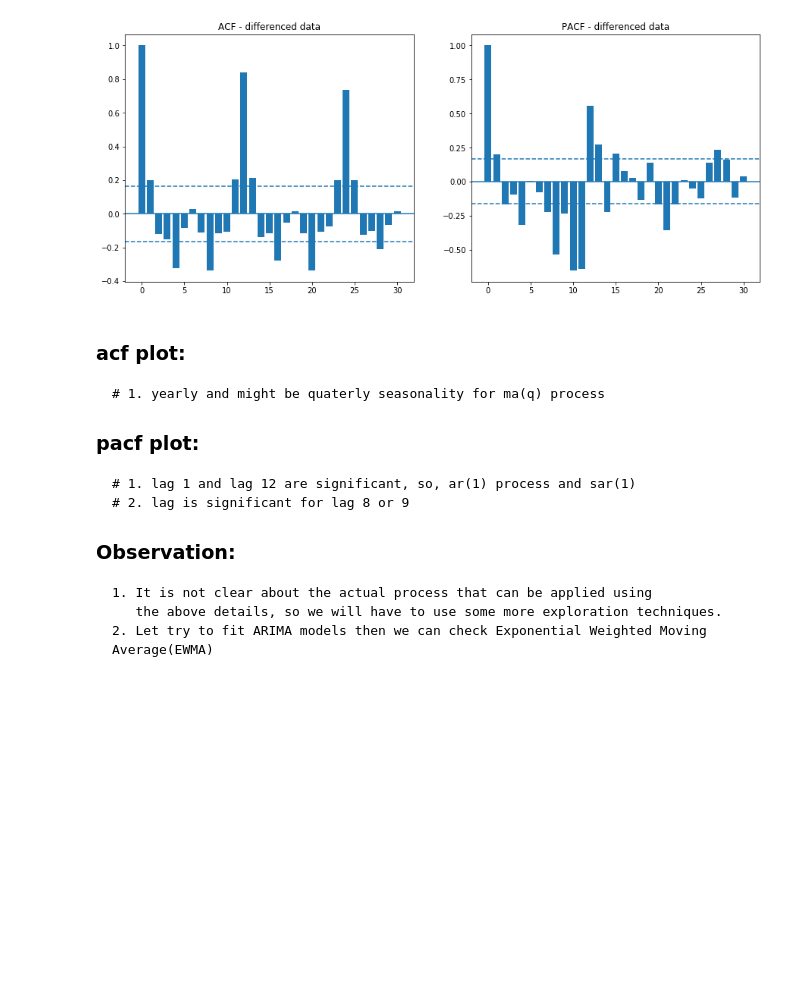
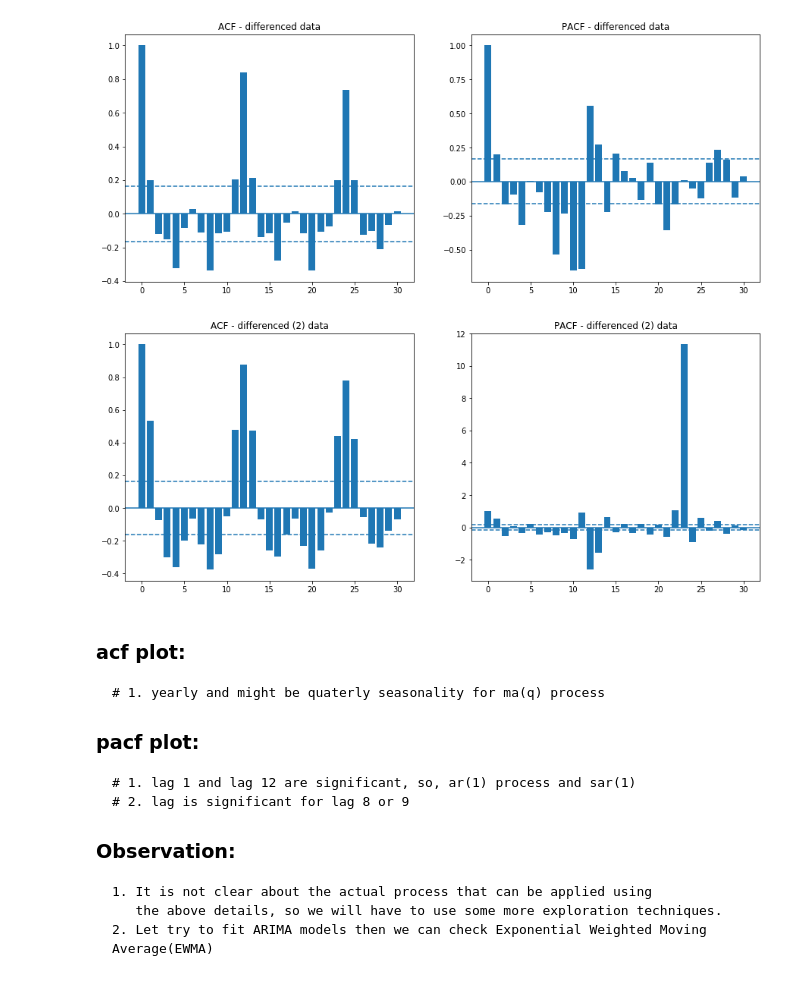
Before and after one commit to mkumar73/time-series, a Jupyter notebook: python/02.air_passenger_arima.ipynb, the cells around one changed output. Cells and saved outputs as stored; diff of their text form; code cells hidden in the pictures; blank space fills up the shorter version.

```diff
--- a/python/02.air_passenger_arima.ipynb
+++ b/python/02.air_passenger_arima.ipynb
@@ -232,5 +281,31 @@ plt.savefig('plots/ts_airpassenger_4.jpg')
 # %% [output]
 [figure]
+# %%
+# diff-2 log transformed data
+d2_lag_acf = acf(log_air_passengers_diff2.values, nlags = 30)
+d2_lag_pacf = pacf(log_air_passengers_diff2.values, nlags = 30)
+# %%
+## for differenced 2 log data..
+
+# Auto-Correlation Function to check MA process
+plt.subplot(121)
+plt.bar(range(len(d2_lag_acf)), height = d2_lag_acf)
+plt.axhline(y=0, linestyle='-')
+plt.title('ACF - differenced (2) data')
+plt.axhline(y=-1.96/np.sqrt(len(log_air_passengers_diff2)), linestyle='--')
+plt.axhline(y=1.96/np.sqrt(len(log_air_passengers_diff2)), linestyle='--')
+
+# Partial Auto-Correlation Function to check AR process
+plt.subplot(122)
+plt.bar(range(len(d2_lag_acf)), height = d2_lag_pacf)
+plt.axhline(y=0, linestyle='-')
+plt.title('PACF - differenced (2) data')
+plt.axhline(y=-1.96/np.sqrt(len(log_air_passengers_diff2)), linestyle='--')
+plt.axhline(y=1.96/np.sqrt(len(log_air_passengers_diff2)), linestyle='--')
+
+plt.savefig('plots/ap_acf_pacf_diff2.jpg')
+# %% [output]
+[figure, added]
 # %% [markdown]
 ### acf plot:
     # 1. yearly and might be quaterly seasonality for ma(q) process
```
Also changed, not shown: parts of 26 cells of this notebook, 7 other files.
